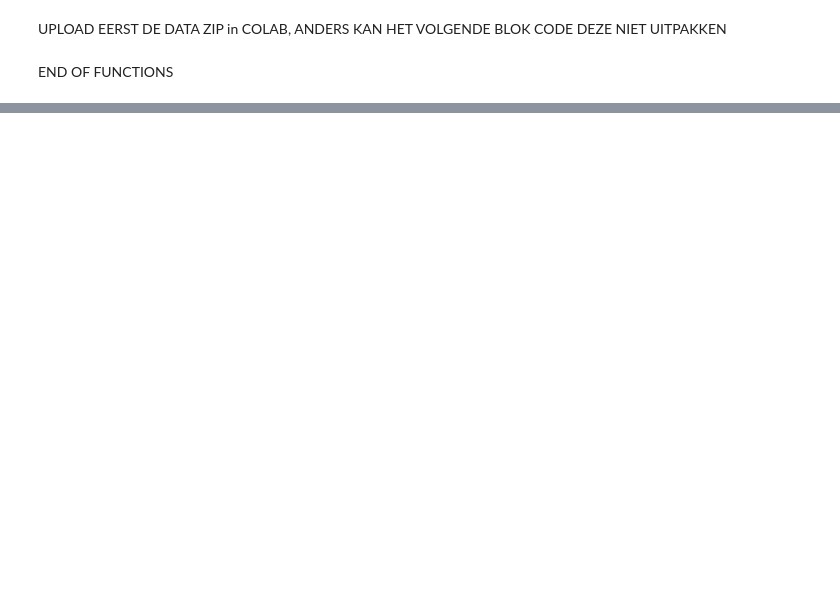
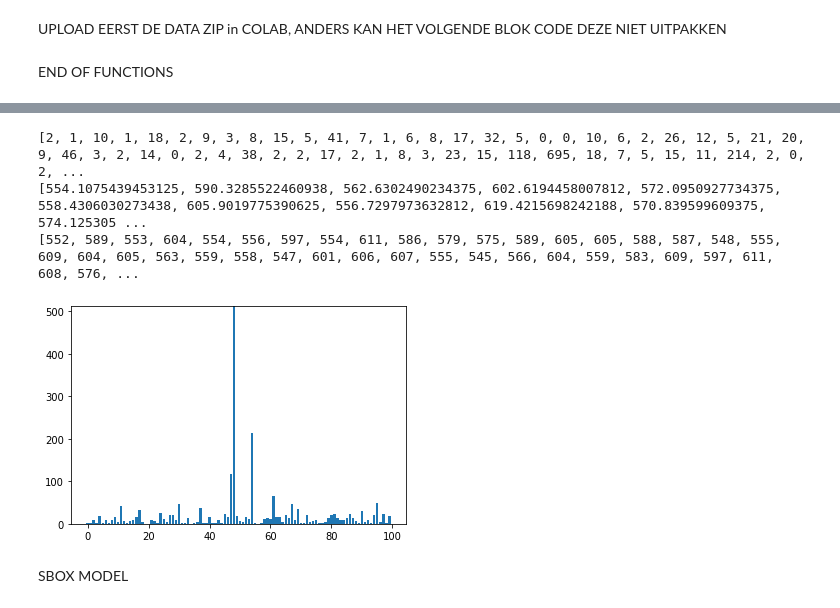
Before and after one commit to c-roets/Neural-Network-Signal-Delay, a Jupyter notebook: DelayNN.ipynb, the cells around one changed output, grey strips where cells are left out. Cells and saved outputs as stored; diff of their text form; code cells hidden in the pictures; blank space fills up the shorter version.

Commit message:
Added models for GAUSS and SBOX

```diff
--- a/DelayNN.ipynb
+++ b/DelayNN.ipynb
@@ -246,0 +269,8 @@ MODEL VOOR GAUSS
+# %%
+#Model aanmaken
+modelGAUSS = tf.keras.Sequential()
+modelGAUSS.add(layers.Dense(512, activation='relu', input_shape=(1024,)))
+modelGAUSS.add(layers.Dense(256, activation='relu'))
+modelGAUSS.add(layers.Dense(64, activation='relu'))
+modelGAUSS.add(layers.Dense(8, activation='relu'))
+modelGAUSS.add(layers.Dense(1))
@@ -246,0 +299,8 @@ MODEL VOOR GAUSS
+# %%
+#Optimizer, loss function en metrics toevoegen aan model en compileren
+modelGAUSS.compile(optimizer='adam', loss='mae', metrics=['mae'])
+# %%
+#Model Trainen
+history = modelGAUSS.fit(samplesGAUSS,
+                        delayGAUSS,
+                        epochs=20)
@@ -246,0 +325,2 @@ MODEL VOOR GAUSS
+# %%
+predictionsGAUSS = modelGAUSS.predict(samplesGAUSStest)
@@ -246,0 +329,23 @@ MODEL VOOR GAUSS
+# %%
+predictionslistGAUSS = predictionsGAUSS.tolist()
+predictionslistGAUSSflat = [item for sublist in predictionslistGAUSS for item in sublist]
+
+error_list_GAUSS = []   #absolute waarde van de fout van predictie
+for error1, error2 in zip(predictionslistGAUSSflat, delaypiekGAUSStest):
+  error_list_GAUSS.append(round(abs(error1 - error2)))
+
+print(error_list_GAUSS)
+print(predictionslistGAUSSflat)
+print(delaypiekGAUSStest)
+#visualiseren error
+bar = plt.figure(2)
+plt.bar(np.arange(0, 100), error_list_GAUSS)
+plt.ylim(0, 512)
+plt.show()
+# %% [output]
+[2, 1, 10, 1, 18, 2, 9, 3, 8, 15, 5, 41, 7, 1, 6, 8, 17, 32, 5, 0, 0, 10, 6, 2, 26, 12, 5, 21, 20, 9, 46, 3, 2, 14, 0, 2, 4, 38, 2, 2, 17, 2, 1, 8, 3, 23, 15, 118, 695, 18, 7, 5, 15, 11, 214, 2, 0, 2, ...
+[554.1075439453125, 590.3285522460938, 562.6302490234375, 602.6194458007812, 572.0950927734375, 558.4306030273438, 605.9019775390625, 556.7297973632812, 619.4215698242188, 570.839599609375, 574.125305 ...
+[552, 589, 553, 604, 554, 556, 597, 554, 611, 586, 579, 575, 589, 605, 605, 588, 587, 548, 555, 609, 604, 605, 563, 559, 558, 547, 601, 606, 607, 555, 545, 566, 604, 559, 583, 609, 597, 611, 608, 576, ...
+[figure, added]
+# %% [markdown]
+SBOX MODEL
```
Also changed, not shown: parts of 22 cells of this notebook.
